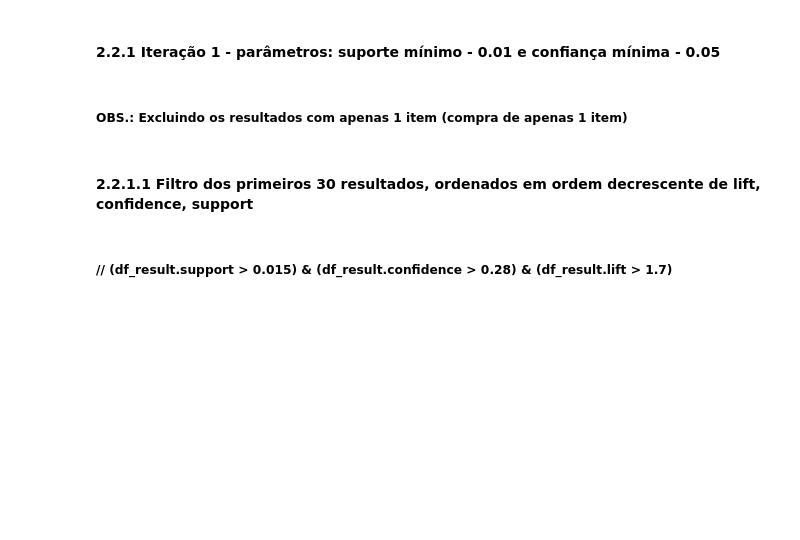
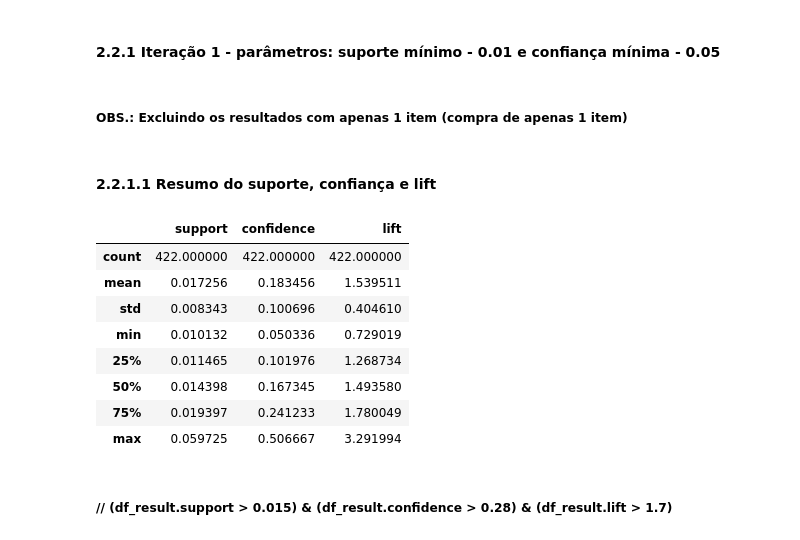
Before and after one commit to joaopaulopbjp/regras_associacao, a Jupyter notebook: Apriori_regras_associacao.ipynb, the cells around one changed output. Cells and saved outputs as stored; diff of their text form; code cells hidden in the pictures; blank space fills up the shorter version.

```diff
--- a/Apriori_regras_associacao.ipynb
+++ b/Apriori_regras_associacao.ipynb
@@ -105,7 +105,19 @@ df_result = pd.DataFrame({
 ##### OBS.: Excluindo os resultados com apenas 1 item (compra de apenas 1 item)
 # %%
 df_result = df_result[(df_result.base.str.len() >= 1)]
-# %% [markdown]
-#### 2.2.1.1 Filtro dos primeiros 30 resultados, ordenados em ordem decrescente de lift, confidence, support
+# %% [markdown]
+#### 2.2.1.1 Resumo do suporte, confiança e lift
+# %%
+df_result.describe()
+# %% [output]
+|  | support | confidence | lift |
+| count | 422.000000 | 422.000000 | 422.000000 |
+| mean | 0.017256 | 0.183456 | 1.539511 |
+| std | 0.008343 | 0.100696 | 0.404610 |
+| min | 0.010132 | 0.050336 | 0.729019 |
+| 25% | 0.011465 | 0.101976 | 1.268734 |
+| 50% | 0.014398 | 0.167345 | 1.493580 |
+| 75% | 0.019397 | 0.241233 | 1.780049 |
+| max | 0.059725 | 0.506667 | 3.291994 |
 # %% [markdown]
 ##### // (df_result.support > 0.015) & (df_result.confidence > 0.28) & (df_result.lift > 1.7)
```
Also changed, not shown: parts of 10 cells of this notebook.
